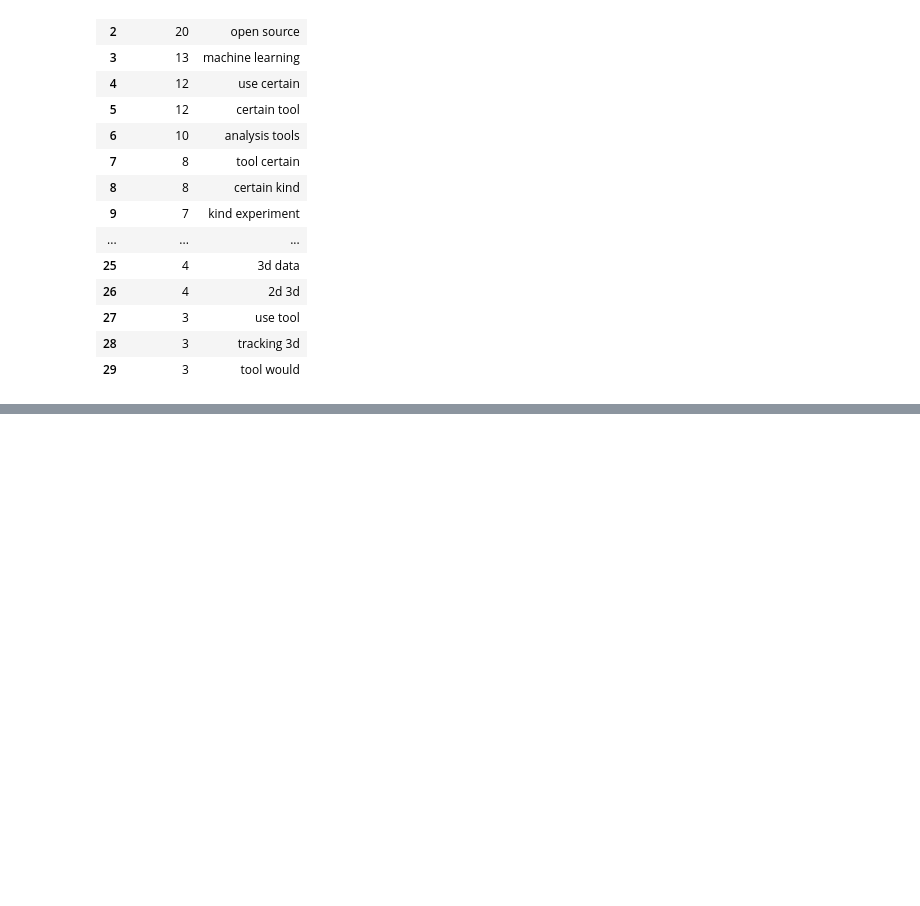
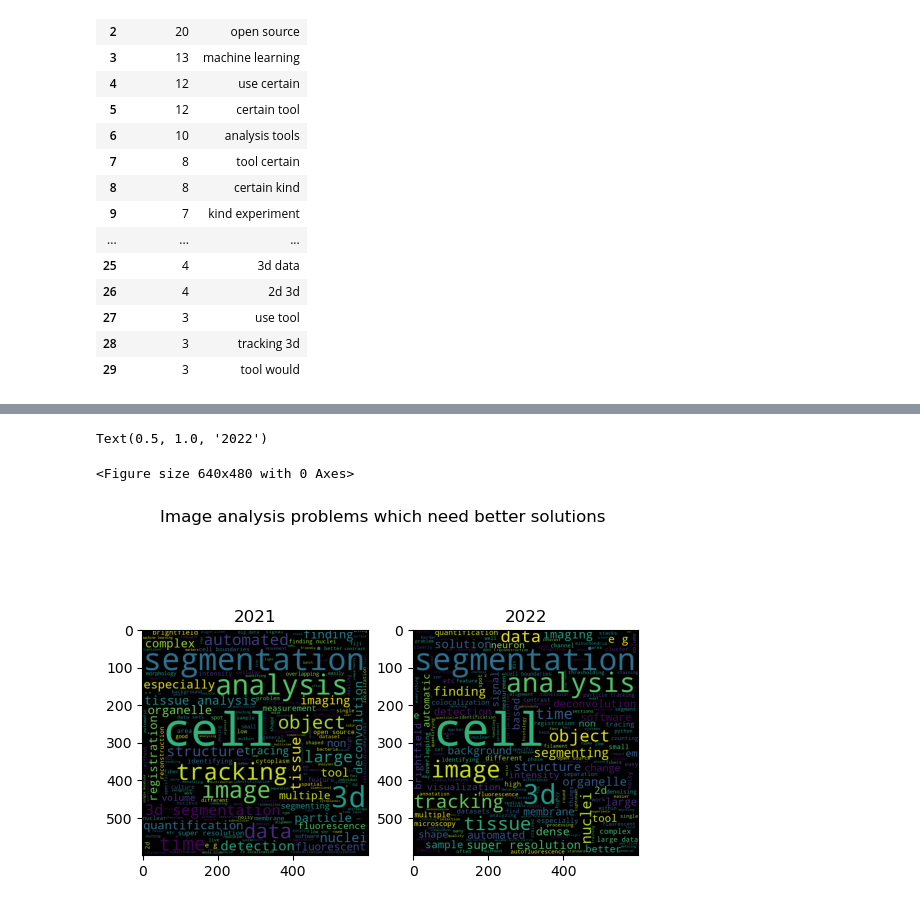
Before and after one commit to COBA-NIH/2023_ImageAnalysisSurvey, a Jupyter notebook: Biomage analysis survey_updated.ipynb, the cells around one changed output, grey strips where cells are left out. Saved outputs shown, nothing was run; the diff lists cells and outputs as text; code cells hidden in the pictures; blank space fills up the shorter version.

```diff
--- a/Biomage analysis survey_updated.ipynb
+++ b/Biomage analysis survey_updated.ipynb
@@ -1014,0 +1119,14 @@ topic_data_2021_chart.update_xaxes(categoryorder='total descending')
+# %%
+#comparison - image analysis problems which need better solutions - 2021 and 2022
+plt.figure()
+fig, ax = plt.subplots(1,2)
+fig.suptitle('Image analysis problems which need better solutions')
+
+ax[0].imshow(better_sol_2021_wc)
+ax[1].imshow(well_solved_better)
+ax[0].set_title('2021')
+ax[1].set_title('2022')
+# %% [output]
+Text(0.5, 1.0, '2022')
+<Figure size 640x480 with 0 Axes>
+[figure, added]
```
Also changed, not shown: parts of 29 cells of this notebook.
